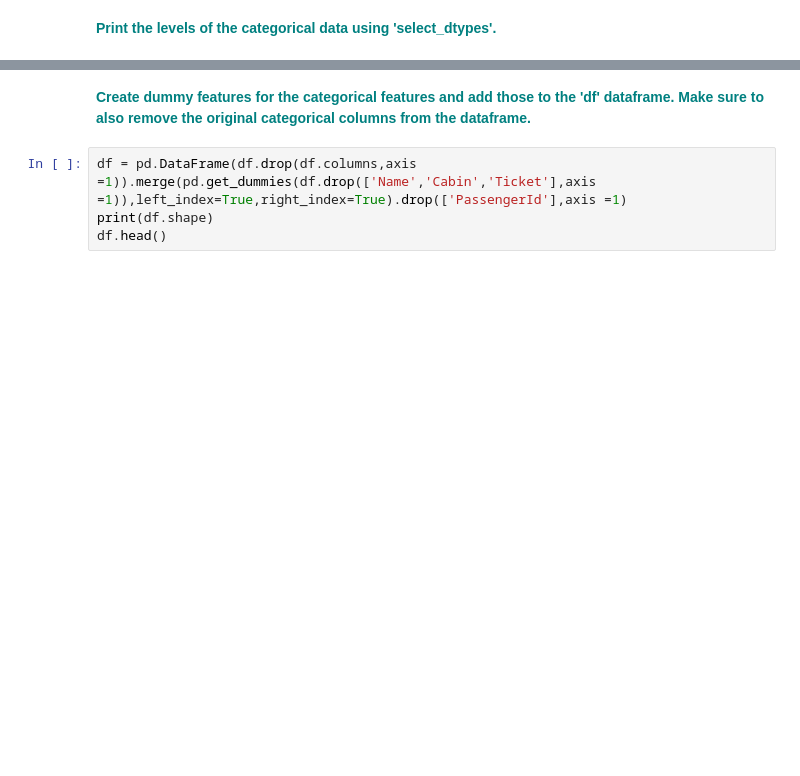
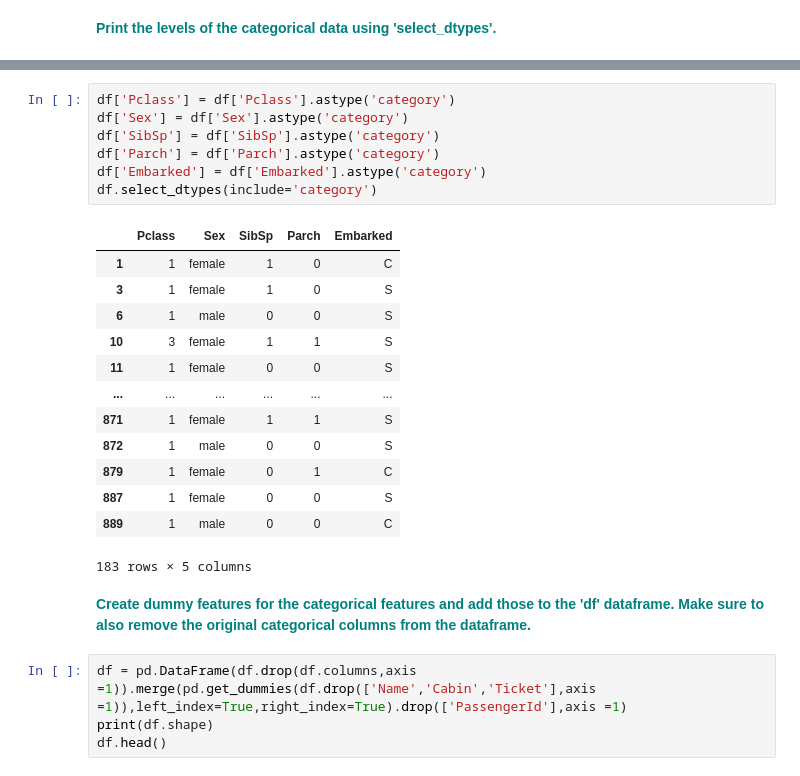
Before and after one commit to soundarya2121/Springboard, a Jupyter notebook: Gradient Boosting Case Study.ipynb, the cells around one changed output, grey strips where cells are left out. Saved outputs shown, nothing was run; the diff lists cells and outputs as text; blank space fills up the shorter version.

```diff
--- a/Gradient Boosting Case Study.ipynb
+++ b/Gradient Boosting Case Study.ipynb
@@ -135,3 +150,24 @@ dtype: bool
+# %%
+df['Pclass'] = df['Pclass'].astype('category')
+df['Sex'] = df['Sex'].astype('category')
+df['SibSp'] = df['SibSp'].astype('category')
+df['Parch'] = df['Parch'].astype('category')
+df['Embarked'] = df['Embarked'].astype('category')
+df.select_dtypes(include='category')
+# %% [output]
+|  | Pclass | Sex | SibSp | Parch | Embarked |
+| 1 | 1 | female | 1 | 0 | C |
+| 3 | 1 | female | 1 | 0 | S |
+| 6 | 1 | male | 0 | 0 | S |
+| 10 | 3 | female | 1 | 1 | S |
+| 11 | 1 | female | 0 | 0 | S |
+| ... | ... | ... | ... | ... | ... |
+| 871 | 1 | female | 1 | 1 | S |
+| 872 | 1 | male | 0 | 0 | S |
+| 879 | 1 | female | 0 | 1 | C |
+| 887 | 1 | female | 0 | 0 | S |
+| 889 | 1 | male | 0 | 0 | C |
+183 rows × 5 columns
 # %% [markdown]
 **<font color='teal'>Create dummy features for the categorical features and add those to the 'df' dataframe. Make sure to also remove the original categorical columns from the dataframe.</font>**
 # %%
```
Also changed, not shown: parts of 17 cells of this notebook.
